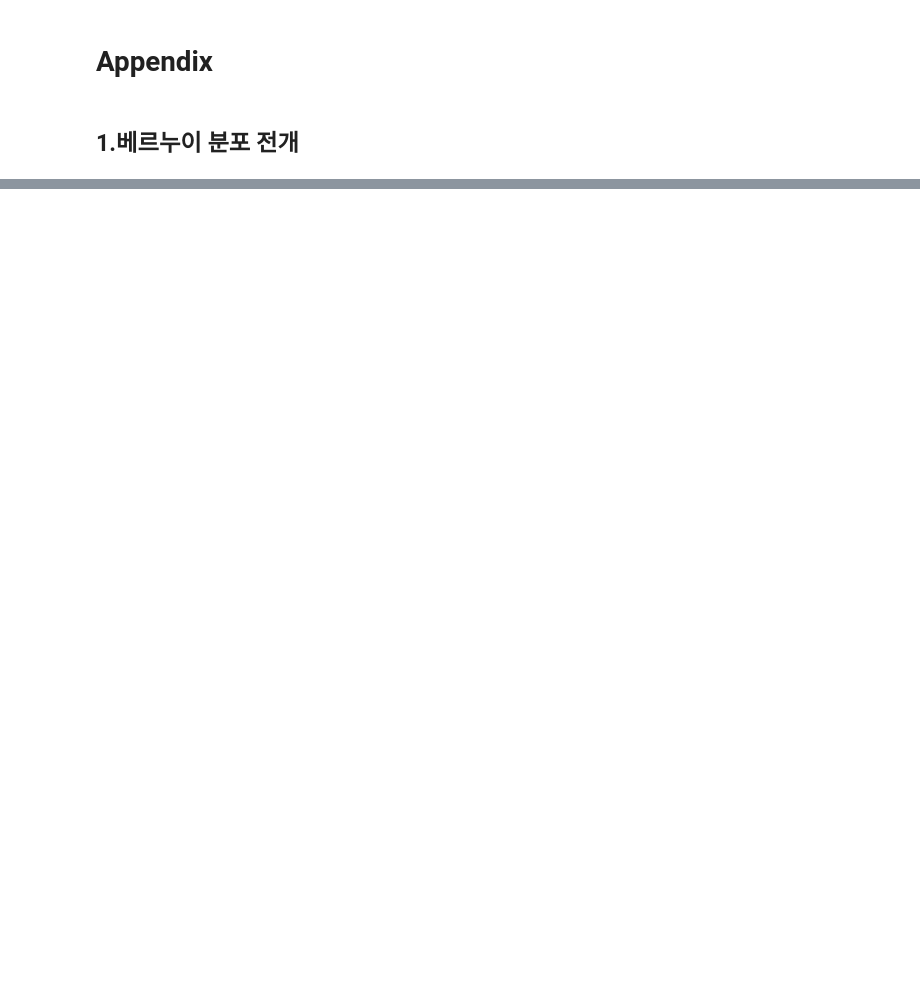
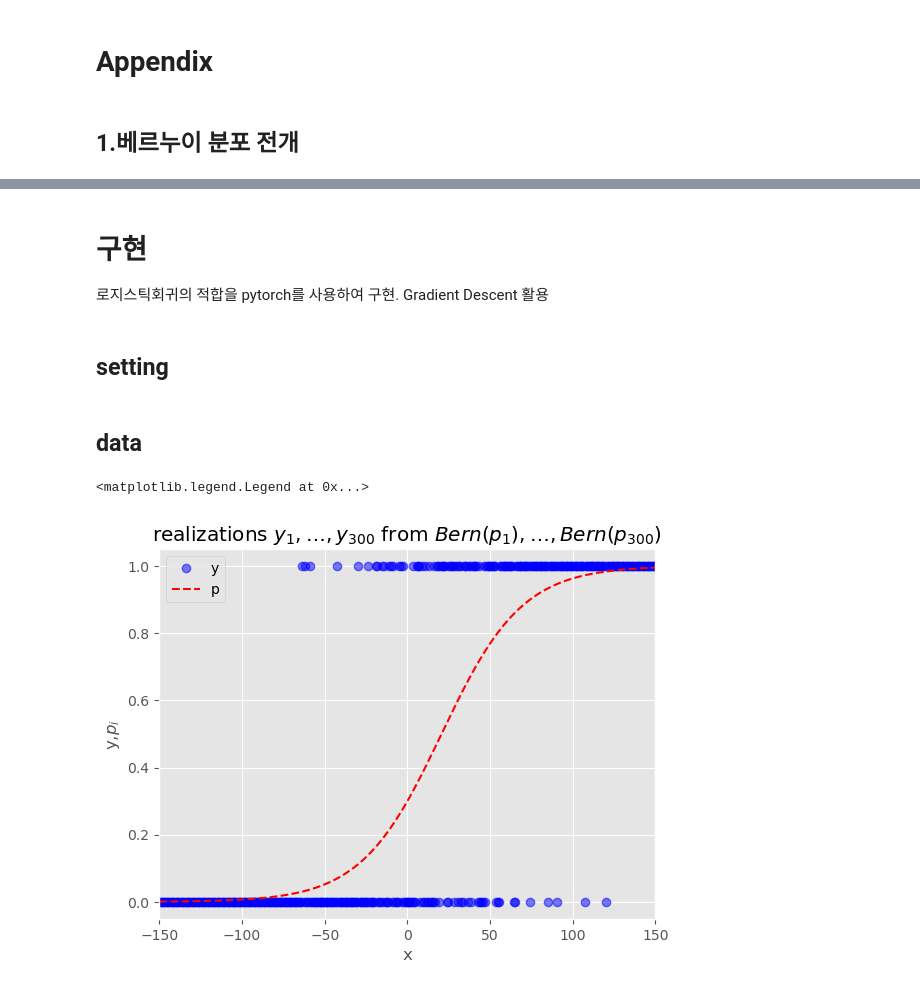
Before and after one commit to hoyeon1234/sin-hoyeon, a Jupyter notebook: posts/deep learning/Deep learning theory/(2) Logistic Regression/Logistic Regression.ipynb, the cells around one changed output, grey strips where cells are left out. Saved outputs shown, nothing was run; the diff lists cells and outputs as text; code cells hidden in the pictures; blank space fills up the shorter version.

```diff
--- a/posts/deep learning/Deep learning theory/(2) Logistic Regression/Logistic Regression.ipynb
+++ b/posts/deep learning/Deep learning theory/(2) Logistic Regression/Logistic Regression.ipynb
@@ -174,0 +245,39 @@ NLL &= -\overset{n}{\underset{i=1}{\LARGE{\Sigma}}}y_iWX_i + \overset{n}{\unders
+# %% [markdown]
+# 구현
+
+로지스틱회귀의 적합을 pytorch를 사용하여 구현. Gradient Descent 활용
+# %% [markdown]
+## setting
+# %%
+import torch
+import matplotlib.pyplot as plt
+plt.style.use('ggplot')
+#sig = lambda z:torch.exp(z)/(1+torch.exp(z))
+sig = torch.nn.Sigmoid()
+# %% [markdown]
+## data
+# %%
+torch.manual_seed(2022)
+n=400
+
+#1 모수 W가정
+W = torch.tensor(
+    [[-0.8467],
+    [0.041]]).float()
+
+#2 각각의 관측치(데이터요소)에서의 모수 p_i시각화(시그모이드 함수 시각화)
+_x = torch.linspace(-150,150,n).reshape(-1,1)
+_one = torch.ones((n,1))
+X = torch.concat((_one,_x),axis=1)
+p_i = sig(X@W)
+y = torch.bernoulli(p_i)
+plt.xlim([-150,150])
+plt.plot(X[:,1],y,"bo",alpha=0.5)
+plt.plot(X[:,1],p_i,"r--")
+plt.xlabel("x")
+plt.ylabel("y,$p_i$")
+plt.title("realizations $y_1,\dots,y_{300}$ from $Bern(p_1),\dots,Bern(p_{300})$")
+plt.legend(["y","p"])
+# %% [output]
+<matplotlib.legend.Legend at 0x...>
+[figure, added]
```
Also changed, not shown: parts of 19 cells of this notebook, 12 other files.
